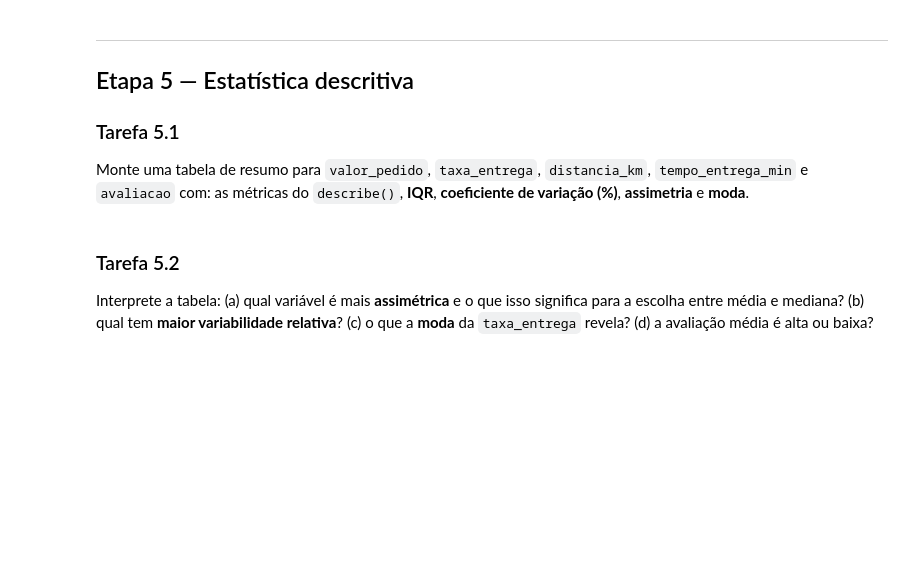
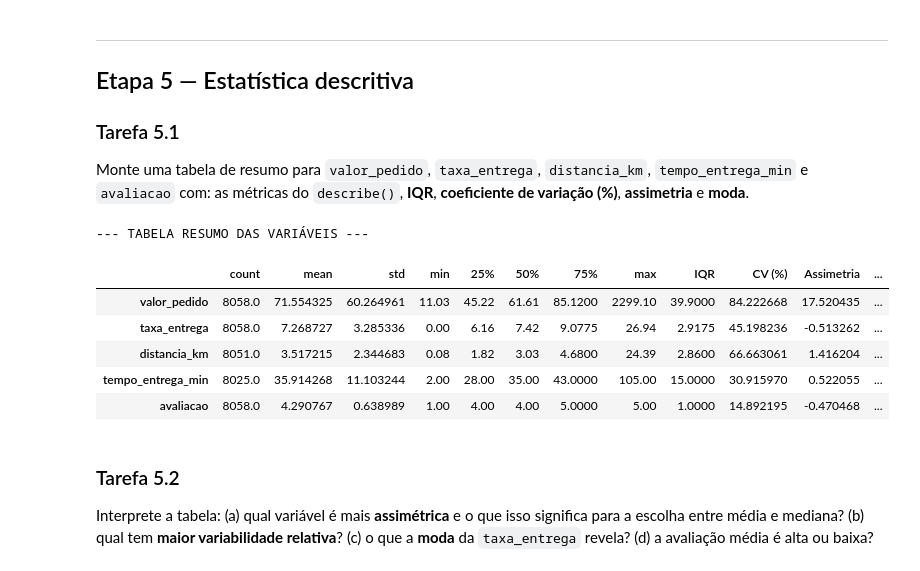
Before and after one commit to eduardoschlemer/TRABALHO-FINAL-ANALISE-EXPLORATORIA, a Jupyter notebook: projeto_final.ipynb, the cells around one changed output. Saved outputs shown, nothing was run; the diff lists cells and outputs as text; code cells hidden in the pictures; blank space fills up the shorter version.

```diff
--- a/projeto_final.ipynb
+++ b/projeto_final.ipynb
@@ -950,7 +1010,48 @@ AssertionError: trate 999 e negativos
 ### Tarefa 5.1
 Monte uma tabela de resumo para `valor_pedido`, `taxa_entrega`, `distancia_km`, `tempo_entrega_min` e `avaliacao` com: as métricas do `describe()`, **IQR**, **coeficiente de variação (%)**, **assimetria** e **moda**.
 # %%
-# Sua solução aqui
+# 1. Definindo as colunas solicitadas
+colunas_resumo = [
+    "valor_pedido",
+    "taxa_entrega",
+    "distancia_km",
+    "tempo_entrega_min",
+    "avaliacao",
+]
+
+# 2. Obtendo as métricas padrão do describe()
+resumo = df[colunas_resumo].describe()
+
+# 3. Calculando as métricas adicionais
+q1 = df[colunas_resumo].quantile(0.25)
+q3 = df[colunas_resumo].quantile(0.75)
+
+iqr = q3 - q1
+cv = (df[colunas_resumo].std() / df[colunas_resumo].mean()) * 100
+assimetria = df[colunas_resumo].skew()
+
+# A moda pode retornar múltiplos valores, pegamos o primeiro com .iloc[0]
+moda = df[colunas_resumo].mode().iloc[0]
+
+# 4. Adicionando as novas métricas ao DataFrame de resumo
+resumo.loc["IQR"] = iqr
+resumo.loc["CV (%)"] = cv
+resumo.loc["Assimetria"] = assimetria
+resumo.loc["Moda"] = moda
+
+# 5. Transpondo a tabela para colocar as variáveis nas linhas e as métricas nas colunas
+tabela_final = resumo.T
+
+print("--- TABELA RESUMO DAS VARIÁVEIS ---")
+display(tabela_final)
+# %% [output]
+--- TABELA RESUMO DAS VARIÁVEIS ---
+|  | count | mean | std | min | 25% | 50% | 75% | max | IQR | CV (%) | Assimetria | ... |
+| valor_pedido | 8058.0 | 71.554325 | 60.264961 | 11.03 | 45.22 | 61.61 | 85.1200 | 2299.10 | 39.9000 | 84.222668 | 17.520435 | ... |
+| taxa_entrega | 8058.0 | 7.268727 | 3.285336 | 0.00 | 6.16 | 7.42 | 9.0775 | 26.94 | 2.9175 | 45.198236 | -0.513262 | ... |
+| distancia_km | 8051.0 | 3.517215 | 2.344683 | 0.08 | 1.82 | 3.03 | 4.6800 | 24.39 | 2.8600 | 66.663061 | 1.416204 | ... |
+| tempo_entrega_min | 8025.0 | 35.914268 | 11.103244 | 2.00 | 28.00 | 35.00 | 43.0000 | 105.00 | 15.0000 | 30.915970 | 0.522055 | ... |
+| avaliacao | 8058.0 | 4.290767 | 0.638989 | 1.00 | 4.00 | 4.00 | 5.0000 | 5.00 | 1.0000 | 14.892195 | -0.470468 | ... |
 # %% [markdown]
 ### Tarefa 5.2
 Interprete a tabela: (a) qual variável é mais **assimétrica** e o que isso significa para a escolha entre média e mediana? (b) qual tem **maior variabilidade relativa**? (c) o que a **moda** da `taxa_entrega` revela? (d) a avaliação média é alta ou baixa?
```
Also changed, not shown: parts of 11 cells of this notebook.
